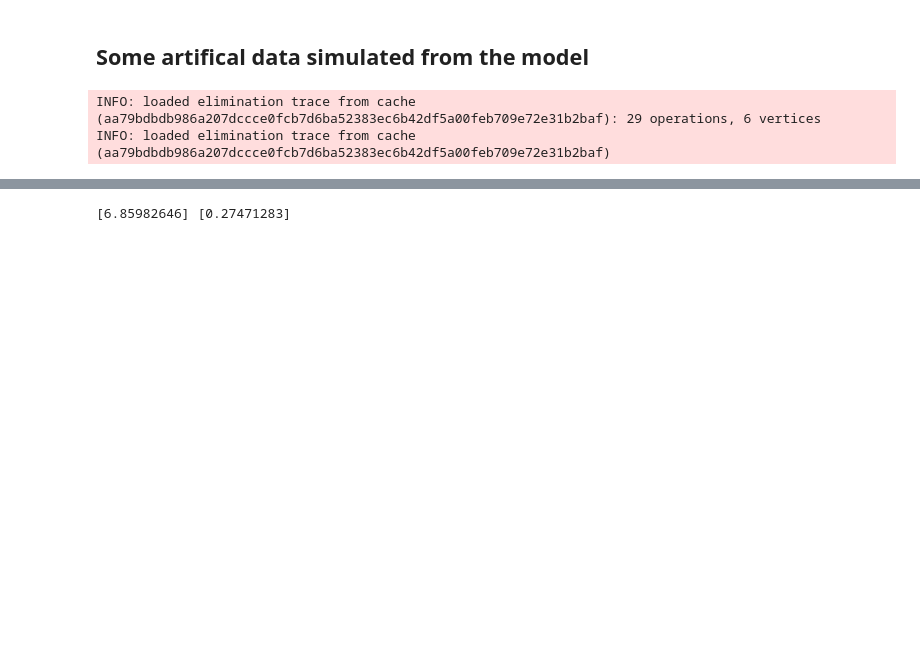
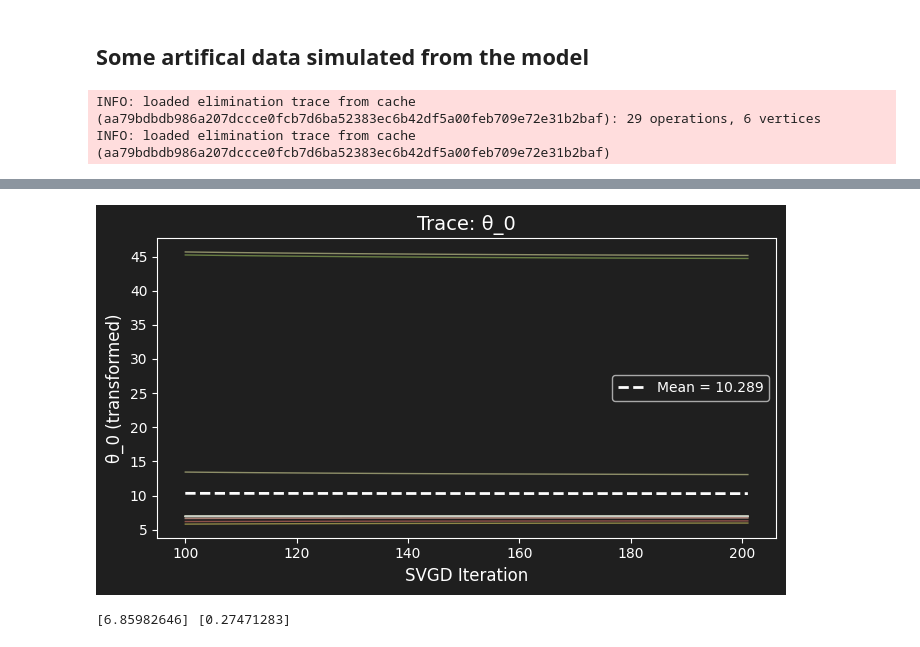
Before and after one commit to munch-group/PtDAlgorithms, a Jupyter notebook: docs/pages/tutorials/simple_example.ipynb, the cells around one changed output, grey strips where cells are left out. Drawn from its saved outputs; the diff is of its cells as text; code cells hidden in the pictures; blank space fills up the shorter version.

```diff
--- a/docs/pages/tutorials/simple_example.ipynb
+++ b/docs/pages/tutorials/simple_example.ipynb
@@ -181,3 +103,7 @@ svgd.plot_convergence() ;
+# %%
+svgd.plot_trace(skip=100) ;
+# %% [output]
+[figure, added]
 # %%
 model_pdf = Graph.pmf_from_graph(graph)
 svgd = SVGD(model_pdf, **params)
```
Also changed, not shown: parts of 10 cells of this notebook, 29 other files.
